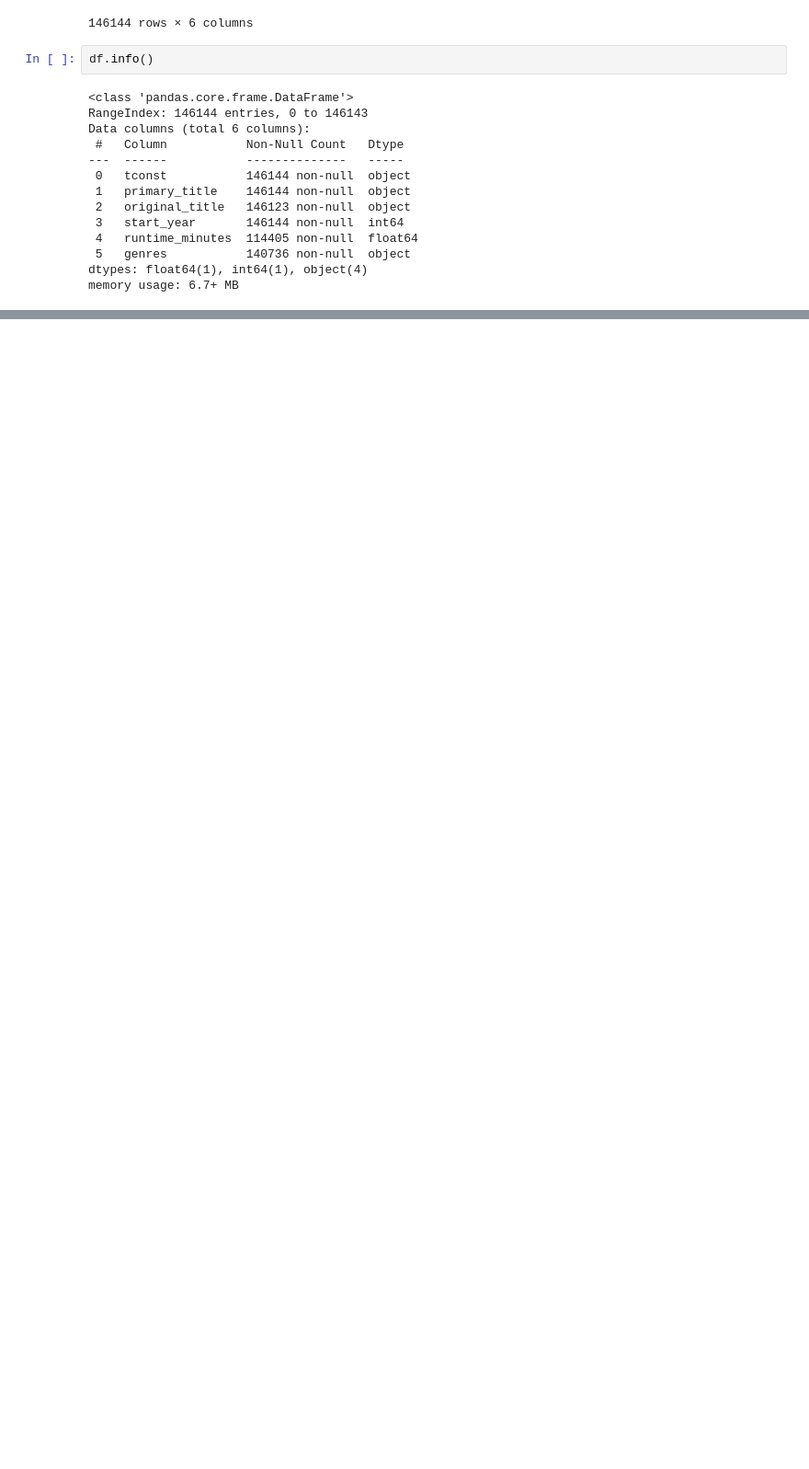
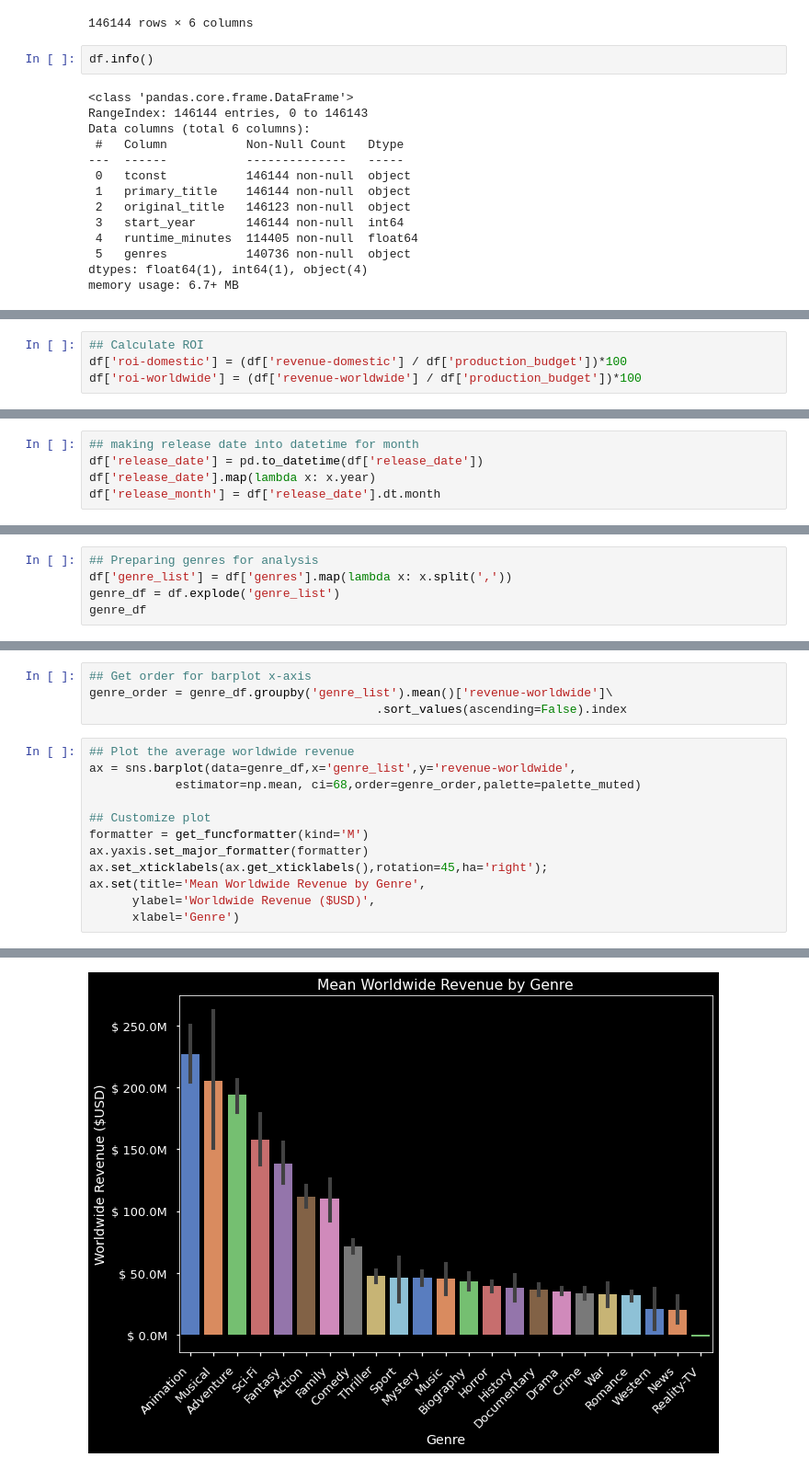
Before and after one commit to jirvingphd/dsc-phase-1-project, a Jupyter notebook: student-work-in-progress.ipynb, the cells around one changed output, grey strips where cells are left out. Shown at 92% size. Drawn from its saved outputs; the diff is of its cells as text; blank space fills up the shorter version.

```diff
--- a/student-work-in-progress.ipynb
+++ b/student-work-in-progress.ipynb
@@ -612,0 +690,4 @@ table
+# %%
+## Calculate ROI
+df['roi-domestic'] = (df['revenue-domestic'] / df['production_budget'])*100
+df['roi-worldwide'] = (df['revenue-worldwide'] / df['production_budget'])*100
@@ -612,0 +696,5 @@ table
+# %%
+## making release date into datetime for month
+df['release_date'] = pd.to_datetime(df['release_date'])
+df['release_date'].map(lambda x: x.year)
+df['release_month'] = df['release_date'].dt.month
@@ -612,0 +705,5 @@ table
+# %%
+## Preparing genres for analysis
+df['genre_list'] = df['genres'].map(lambda x: x.split(','))
+genre_df = df.explode('genre_list')
+genre_df
@@ -612,0 +726,17 @@ table
+# %%
+## Get order for barplot x-axis
+genre_order = genre_df.groupby('genre_list').mean()['revenue-worldwide']\
+                                        .sort_values(ascending=False).index
+# %%
+## Plot the average worldwide revenue
+ax = sns.barplot(data=genre_df,x='genre_list',y='revenue-worldwide',
+            estimator=np.mean, ci=68,order=genre_order,palette=palette_muted)
+
+## Customize plot
+formatter = get_funcformatter(kind='M')
+ax.yaxis.set_major_formatter(formatter)
+ax.set_xticklabels(ax.get_xticklabels(),rotation=45,ha='right');
+ax.set(title='Mean Worldwide Revenue by Genre',
+      ylabel='Worldwide Revenue ($USD)',
+      xlabel='Genre')
+# %% [output]
@@ -612,0 +746 @@ table
+[figure, added]
```
Also changed, not shown: parts of 133 cells of this notebook, 22 other files.
